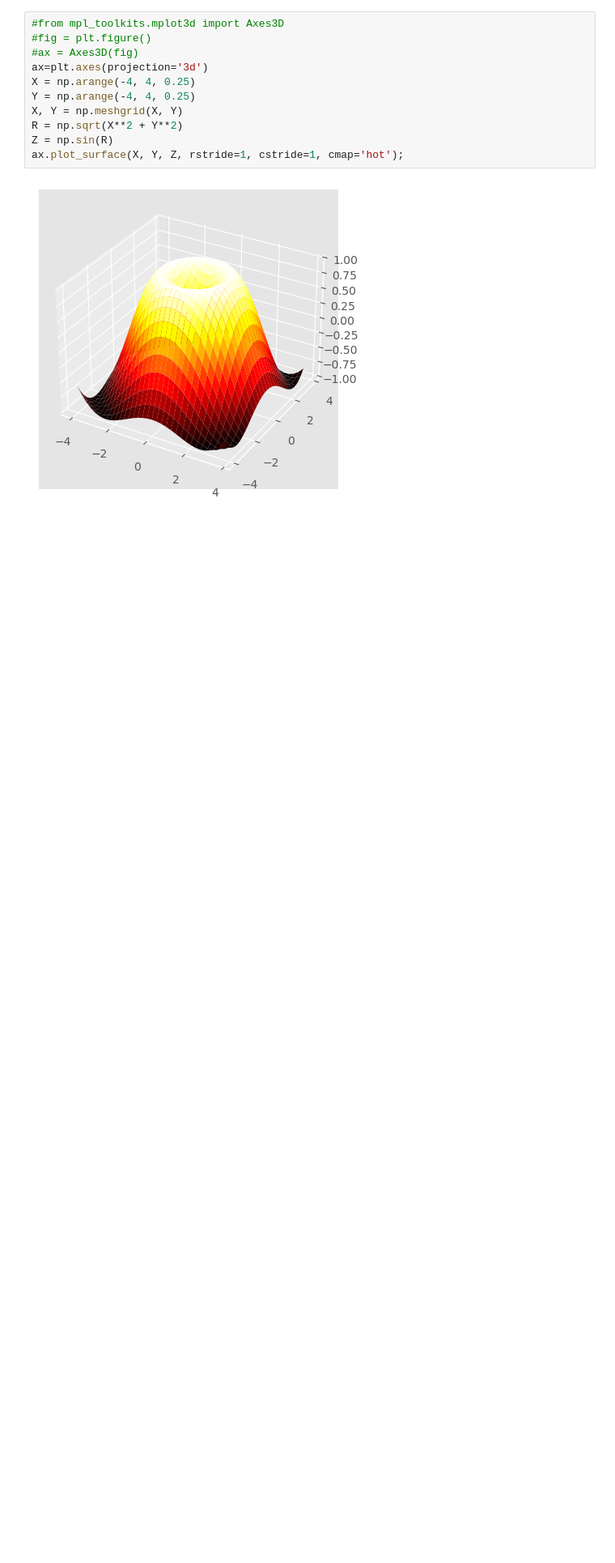
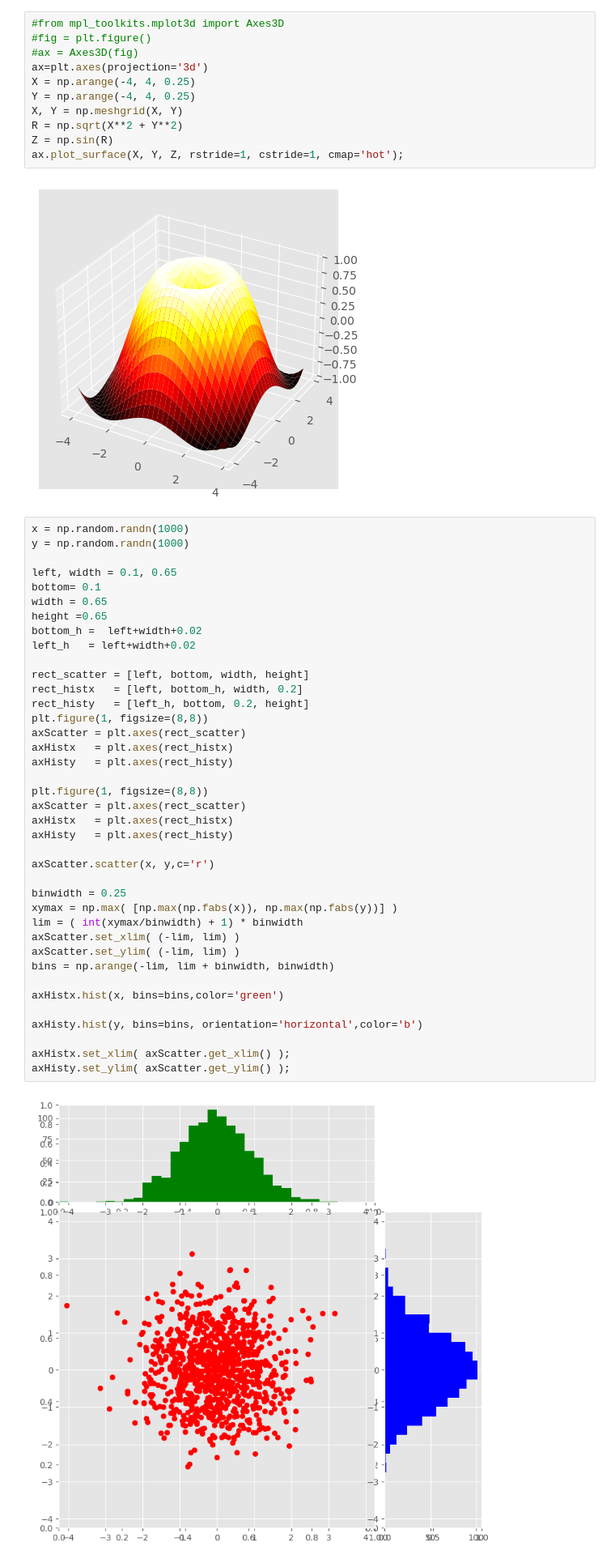
Before and after one commit to mehradi-github/ref-jupyter-2510, a Jupyter notebook: Plot_advance.ipynb, the cells around one changed output. Shown at 81% size. Drawn from its saved outputs; the diff is of its cells as text; blank space fills up the shorter version.

Commit message:
Printing scatter with Histx and Histy

```diff
--- a/Plot_advance.ipynb
+++ b/Plot_advance.ipynb
@@ -62,3 +62,44 @@ Z = np.sin(R)
 ax.plot_surface(X, Y, Z, rstride=1, cstride=1, cmap='hot');
 # %% [output]
 [figure]
+# %%
+x = np.random.randn(1000)
+y = np.random.randn(1000)
+
+left, width = 0.1, 0.65
+bottom= 0.1
+width = 0.65
+height =0.65
+bottom_h =  left+width+0.02
+left_h   = left+width+0.02
+
+rect_scatter = [left, bottom, width, height]
+rect_histx   = [left, bottom_h, width, 0.2]
+rect_histy   = [left_h, bottom, 0.2, height]
+plt.figure(1, figsize=(8,8))
+axScatter = plt.axes(rect_scatter)
+axHistx   = plt.axes(rect_histx)
+axHisty   = plt.axes(rect_histy)
+
+plt.figure(1, figsize=(8,8))
+axScatter = plt.axes(rect_scatter)
+axHistx   = plt.axes(rect_histx)
+axHisty   = plt.axes(rect_histy)
+
+axScatter.scatter(x, y,c='r')
+
+binwidth = 0.25
+xymax = np.max( [np.max(np.fabs(x)), np.max(np.fabs(y))] )
+lim = ( int(xymax/binwidth) + 1) * binwidth
+axScatter.set_xlim( (-lim, lim) )
+axScatter.set_ylim( (-lim, lim) )
+bins = np.arange(-lim, lim + binwidth, binwidth)
+
+axHistx.hist(x, bins=bins,color='green')
+
+axHisty.hist(y, bins=bins, orientation='horizontal',color='b')
+
+axHistx.set_xlim( axScatter.get_xlim() );
+axHisty.set_ylim( axScatter.get_ylim() );
+# %% [output]
+[figure, added]
```
Also changed, not shown: parts of 4 cells of this notebook.
